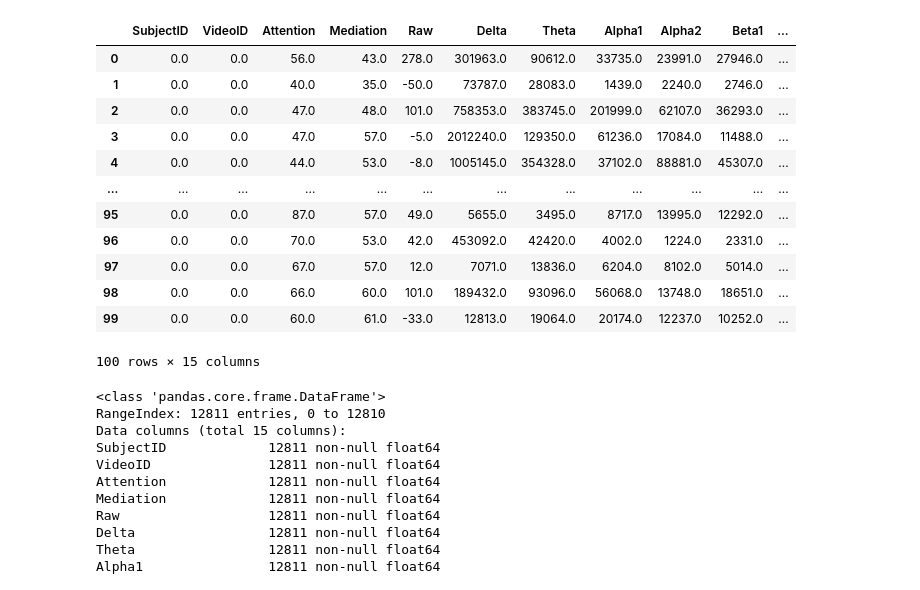
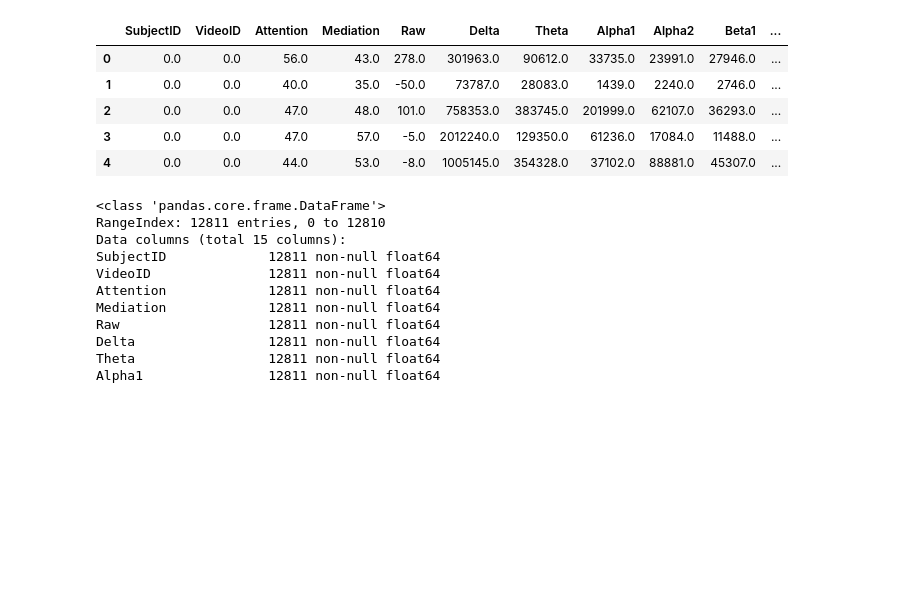
Before and after one commit to avishreekh/Confusion-detection-EEG, a Jupyter notebook: Confusion_Detection_EEG.ipynb, the cells around one changed output. Drawn from its saved outputs; the diff is of its cells as text; code cells hidden in the pictures; blank space fills up the shorter version.

```diff
--- a/Confusion_Detection_EEG.ipynb
+++ b/Confusion_Detection_EEG.ipynb
@@ -36,21 +40,14 @@ eeg_data = "/content/Confusion-detection-EEG/data/EEG_data.csv"
 demo_data = "/content/Confusion-detection-EEG/data/demographic_info.csv"
 # %%
 eeg_df = pd.read_csv(eeg_data)
-eeg_df.head(100)
+eeg_df.head()
 # %% [output]
 |  | SubjectID | VideoID | Attention | Mediation | Raw | Delta | Theta | Alpha1 | Alpha2 | Beta1 | ... |
 | 0 | 0.0 | 0.0 | 56.0 | 43.0 | 278.0 | 301963.0 | 90612.0 | 33735.0 | 23991.0 | 27946.0 | ... |
 | 1 | 0.0 | 0.0 | 40.0 | 35.0 | -50.0 | 73787.0 | 28083.0 | 1439.0 | 2240.0 | 2746.0 | ... |
 | 2 | 0.0 | 0.0 | 47.0 | 48.0 | 101.0 | 758353.0 | 383745.0 | 201999.0 | 62107.0 | 36293.0 | ... |
 | 3 | 0.0 | 0.0 | 47.0 | 57.0 | -5.0 | 2012240.0 | 129350.0 | 61236.0 | 17084.0 | 11488.0 | ... |
 | 4 | 0.0 | 0.0 | 44.0 | 53.0 | -8.0 | 1005145.0 | 354328.0 | 37102.0 | 88881.0 | 45307.0 | ... |
-| ... | ... | ... | ... | ... | ... | ... | ... | ... | ... | ... | ... |
-| 95 | 0.0 | 0.0 | 87.0 | 57.0 | 49.0 | 5655.0 | 3495.0 | 8717.0 | 13995.0 | 12292.0 | ... |
-| 96 | 0.0 | 0.0 | 70.0 | 53.0 | 42.0 | 453092.0 | 42420.0 | 4002.0 | 1224.0 | 2331.0 | ... |
-| 97 | 0.0 | 0.0 | 67.0 | 57.0 | 12.0 | 7071.0 | 13836.0 | 6204.0 | 8102.0 | 5014.0 | ... |
-| 98 | 0.0 | 0.0 | 66.0 | 60.0 | 101.0 | 189432.0 | 93096.0 | 56068.0 | 13748.0 | 18651.0 | ... |
-| 99 | 0.0 | 0.0 | 60.0 | 61.0 | -33.0 | 12813.0 | 19064.0 | 20174.0 | 12237.0 | 10252.0 | ... |
-100 rows × 15 columns
 # %%
 eeg_df.info()
 # %% [output]
```
Also changed, not shown: parts of 15 cells of this notebook.
